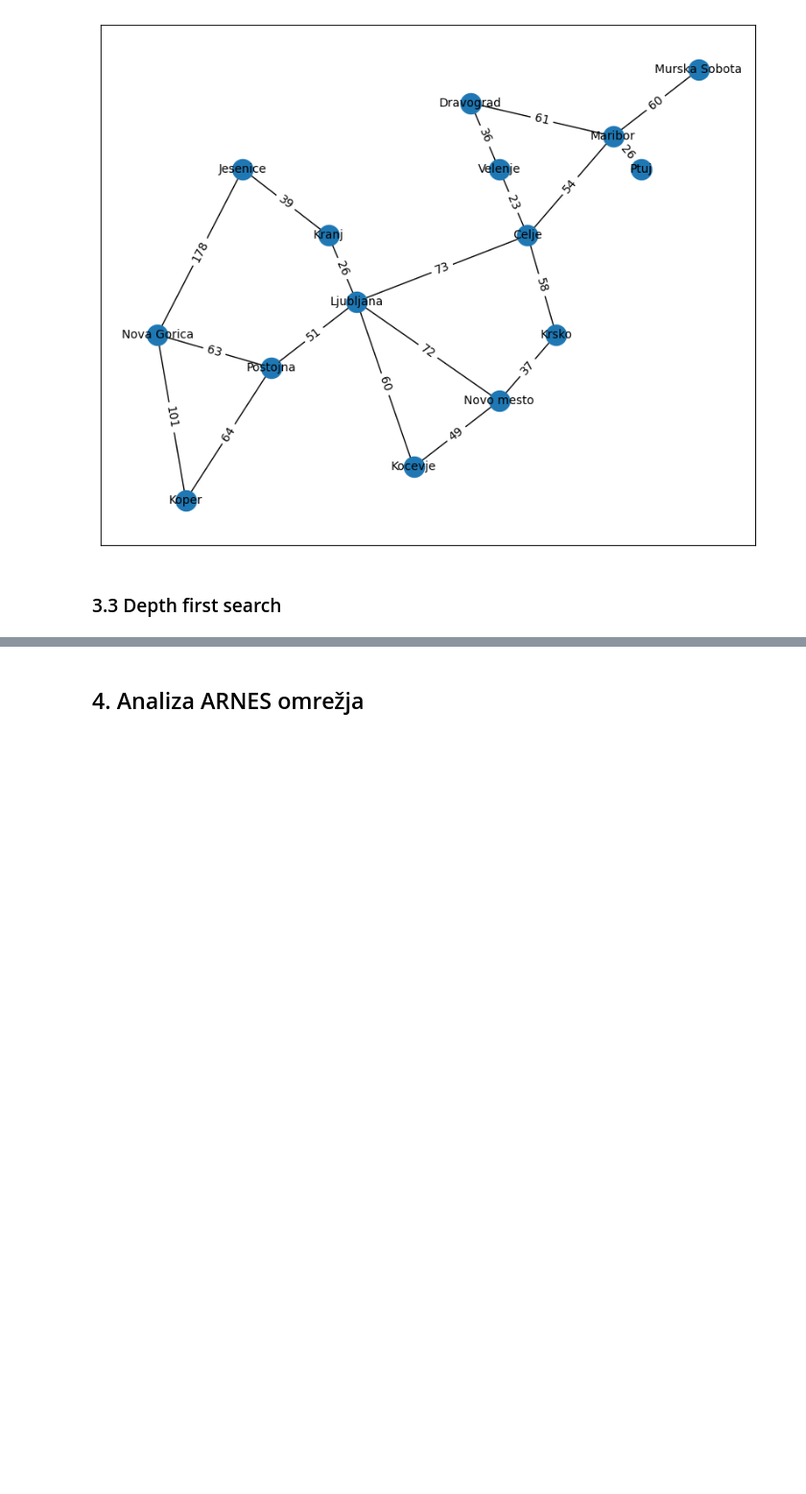
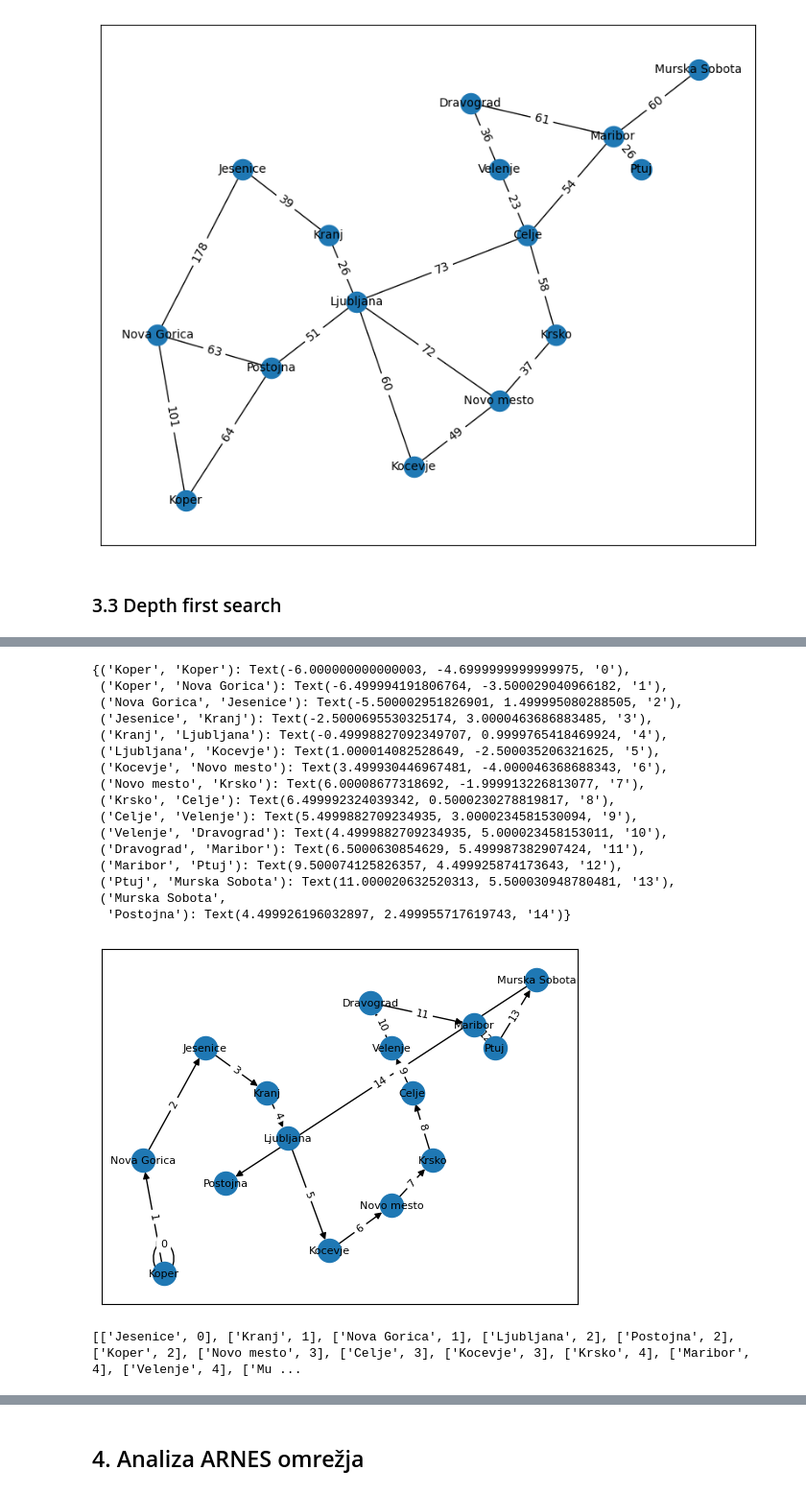
Before and after one commit to jzaletelj/OTK25, a Jupyter notebook: Lab_02/solutions/26-03_GraphNetwork_02c_S.ipynb, the cells around one changed output, grey strips where cells are left out. Shown at 96% size. Saved outputs shown, nothing was run; the diff lists cells and outputs as text; code cells hidden in the pictures; blank space fills up the shorter version.

```diff
--- a/Lab_02/solutions/26-03_GraphNetwork_02c_S.ipynb
+++ b/Lab_02/solutions/26-03_GraphNetwork_02c_S.ipynb
@@ -204,4 +204,5 @@ def dfs_traversal(inputGr, start_node):
     return node_order
 
 # Test DFS
-# nodes_dfs = dfs_traversal(G2, 'Ljubljana')
+nodes_dfs = dfs_traversal(G2, 'Koper')
+print(nodes_dfs)
@@ -211,3 +226,35 @@ G3 = nx.DiGraph()
+# %%
+# 3.4 Create a directed graph
+G3 = nx.DiGraph()
+# Add edges from the list nodes_dfs to the graph
+currN = nodes_dfs[0][1]
+for el in nodes_dfs:
+    G3.add_edge(currN, el[1], weight = el[0])
+    currN = el[1]
+# prepare an empty figure
+plt.figure()
+
+#Plot the graph
+nx.draw_networkx(G3, position, with_labels=True, font_size = 8)
+nx.draw_networkx_edge_labels(G3, position, edge_labels=nx.get_edge_attributes(G3,'weight'), font_size = 8)
+# %% [output]
+{('Koper', 'Koper'): Text(-6.000000000000003, -4.6999999999999975, '0'),
+ ('Koper', 'Nova Gorica'): Text(-6.499994191806764, -3.500029040966182, '1'),
+ ('Nova Gorica', 'Jesenice'): Text(-5.500002951826901, 1.499995080288505, '2'),
+ ('Jesenice', 'Kranj'): Text(-2.5000695530325174, 3.0000463686883485, '3'),
+ ('Kranj', 'Ljubljana'): Text(-0.49998827092349707, 0.9999765418469924, '4'),
+ ('Ljubljana', 'Kocevje'): Text(1.000014082528649, -2.500035206321625, '5'),
+ ('Kocevje', 'Novo mesto'): Text(3.499930446967481, -4.000046368688343, '6'),
+ ('Novo mesto', 'Krsko'): Text(6.00008677318692, -1.999913226813077, '7'),
+ ('Krsko', 'Celje'): Text(6.499992324039342, 0.5000230278819817, '8'),
+ ('Celje', 'Velenje'): Text(5.4999882709234935, 3.0000234581530094, '9'),
+ ('Velenje', 'Dravograd'): Text(4.4999882709234935, 5.000023458153011, '10'),
+ ('Dravograd', 'Maribor'): Text(6.5000630854629, 5.499987382907424, '11'),
+ ('Maribor', 'Ptuj'): Text(9.500074125826357, 4.499925874173643, '12'),
+ ('Ptuj', 'Murska Sobota'): Text(11.000020632520313, 5.500030948780481, '13'),
+ ('Murska Sobota',
+  'Postojna'): Text(4.499926196032897, 2.499955717619743, '14')}
+[figure, added]
 # %%
 # 3.3 BFS Algorithm
 
@@ -254,7 +301,10 @@ def min_edges(inputGr, start_node):
     return node_order
 # %%
 # 3.5 : Minimum number of edges between two vertices of a graph
-
-startNode = ''
+startNode = 'Jesenice'
+povezave = min_edges(G2, startNode)
+print(povezave)
+# %% [output]
+[['Jesenice', 0], ['Kranj', 1], ['Nova Gorica', 1], ['Ljubljana', 2], ['Postojna', 2], ['Koper', 2], ['Novo mesto', 3], ['Celje', 3], ['Kocevje', 3], ['Krsko', 4], ['Maribor', 4], ['Velenje', 4], ['Mu ...
 # %%
 # 3.6 : BFS tree
```
Also changed, not shown: parts of 15 cells of this notebook, 8 other files.
